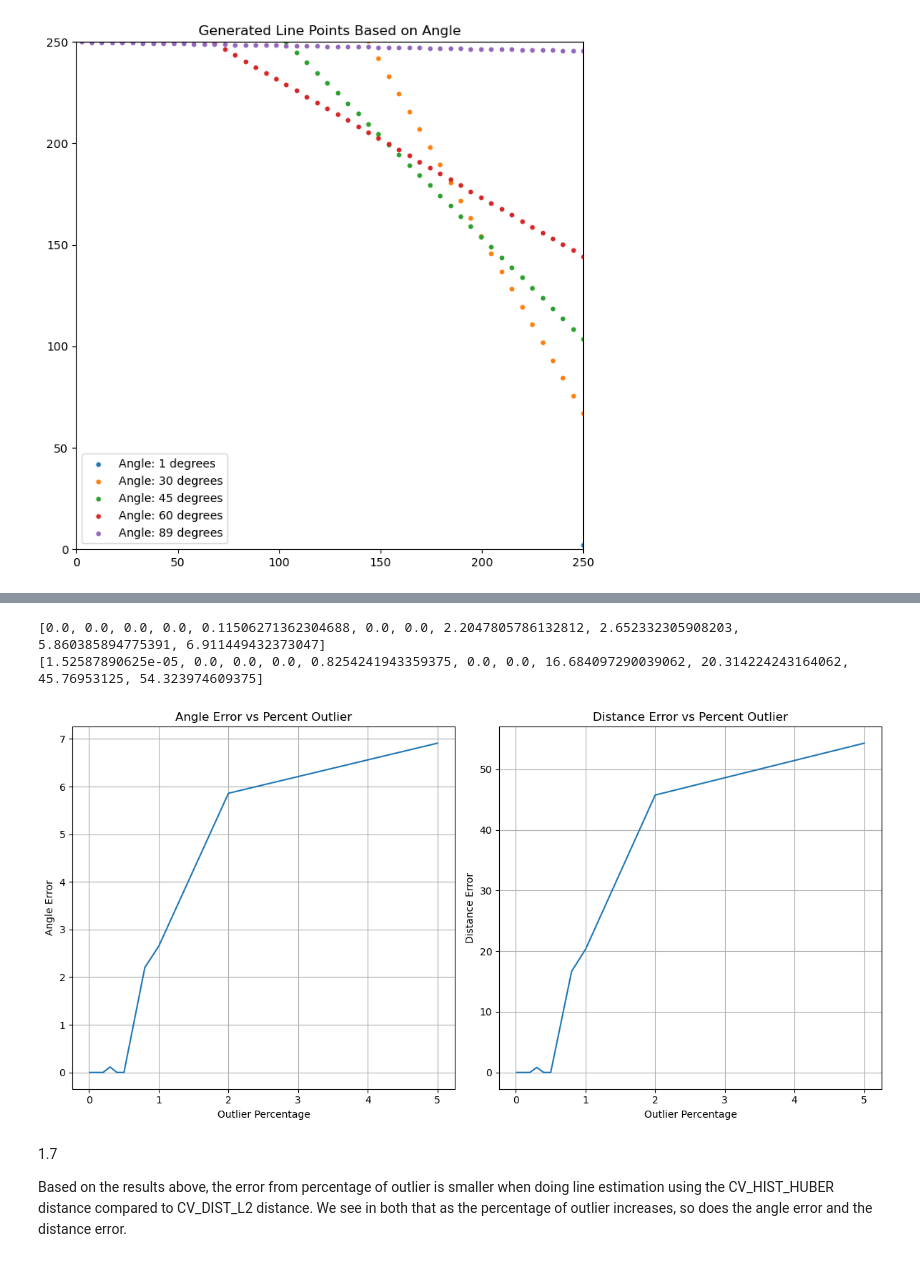
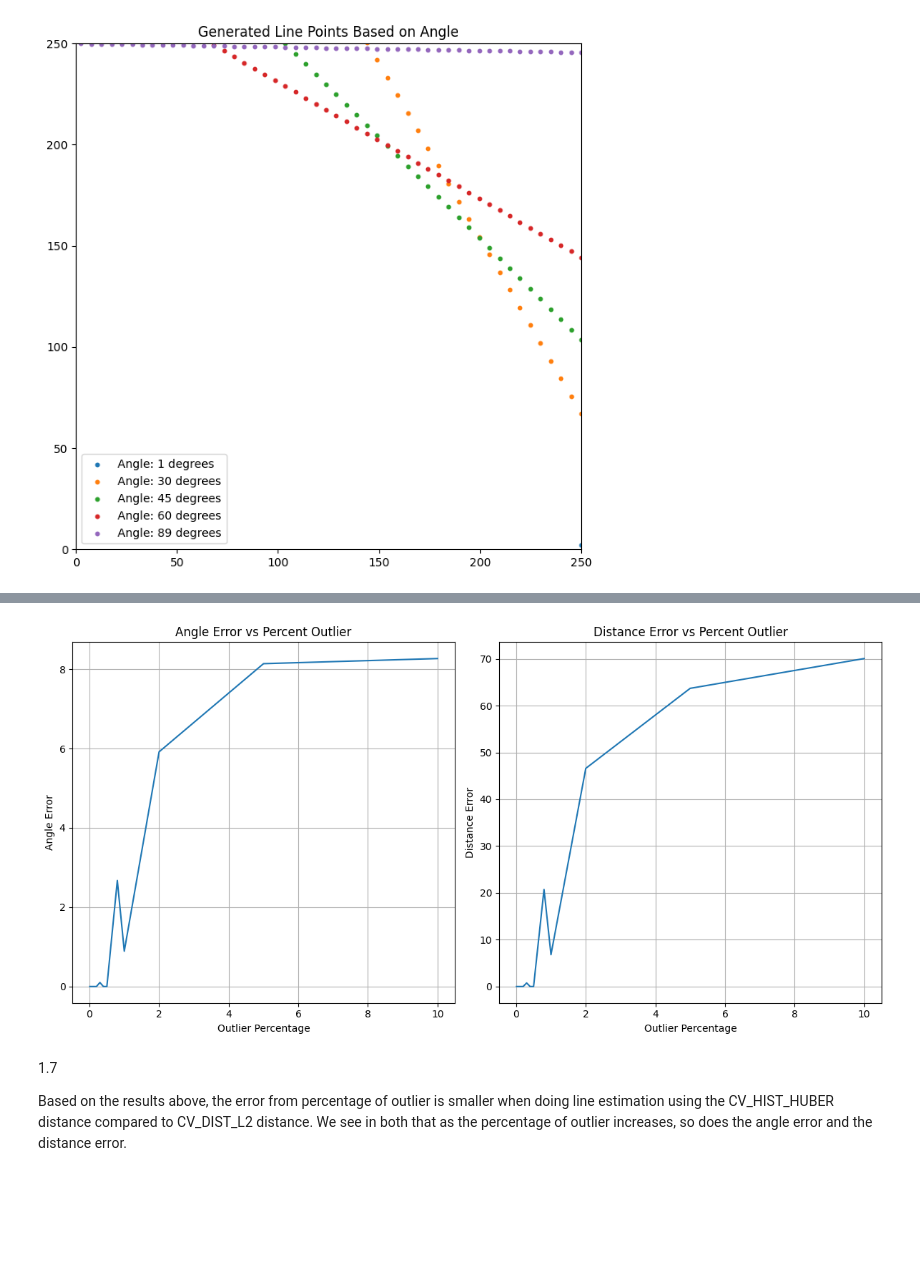
Before and after one commit to liudev777/MobileNet_Deepfake, a Jupyter notebook: AS3/part_1.ipynb, the cells around one changed output, grey strips where cells are left out. Cells and saved outputs as stored; diff of their text form; code cells hidden in the pictures; blank space fills up the shorter version.

```diff
--- a/AS3/part_1.ipynb
+++ b/AS3/part_1.ipynb
@@ -89,7 +100,7 @@ Degree Error:  0.015, Distance Error:  0.053
 # %%
 # 1.4
 
-noise_levels = [0.1, 0.5, 1, 2, 3, 4, 5]
+noise_levels = [0.1, 0.5, 1, 2, 3, 4, 5, 10, 20]
 
 angle_errors = []
 distance_errors = []
@@ -110,8 +121,8 @@ for noise in noise_levels:
     angle_errors.append(angle_error)
     distance_errors.append(distance_error)
 
-print(angle_errors)
-print(distance_errors)
+# print(angle_errors)
+# print(distance_errors)
 
 plt.figure(figsize=(12, 6))
 plt.subplot(1, 2, 1)
@@ -156,22 +167,12 @@ known_distance = 250
 x, y = generateLinePoints(angle=known_angle, dist_from_origin=known_distance)
 x_with_outliers, y_with_outliers = addOutliers(x, y, known_distance, 0.1)
 
-# # display outlier in chart
-# plt.figure(figsize=(10, 8))
-# plt.scatter(x_with_outliers, y_with_outliers, label=f"Angle: {known_angle} degrees", s=10)
-# plt.legend()
-# plt.title("Generated Line Points with outliers")
-# plt.xlim(0, known_distance)
-# plt.ylim(0, known_distance)
-# plt.gca().set_aspect('equal', adjustable='box')
-# plt.show()
-
 
 # calculate error for each outlier percentage
 angle_errors = []
 distance_errors = []
 
-percentages = [0.01, 0.05, 0.1, 0.2, 0.3, 0.4, 0.5, 0.8, 1, 2, 5]
+percentages = [0.01, 0.05, 0.1, 0.2, 0.3, 0.4, 0.5, 0.8, 1, 2, 5, 10]
 for percentage in percentages:
     x_with_outliers, y_with_outliers = addOutliers(x, y, known_distance, outlier_percentage=percentage)
     points = np.vstack([x_with_outliers, y_with_outliers]).T
@@ -182,9 +183,6 @@ for percentage in percentages:
     # record error
     angle_errors.append(angle_error)
     distance_errors.append(distance_error)
-
-print(angle_errors)
-print(distance_errors)
 
 # display error from outlier percentage
 plt.figure(figsize=(12, 6))
@@ -234,58 +232,44 @@ known_distance = 250
 x, y = generateLinePoints(angle=known_angle, dist_from_origin=known_distance)
 x_with_outliers, y_with_outliers = addOutliers(x, y, known_distance, 0.1)
 
-# # display outlier in chart
-# plt.figure(figsize=(10, 8))
-# plt.scatter(x_with_outliers, y_with_outliers, label=f"Angle: {known_angle} degrees", s=10)
-# plt.legend()
-# plt.title("Generated Line Points with outliers")
-# plt.xlim(0, known_distance)
-# plt.ylim(0, known_distance)
-# plt.gca().set_aspect('equal', adjustable='box')
-# plt.show()
 
-
-# calculate error for each outlier percentage
 angle_errors = []
 distance_errors = []
 
-percentages = [0.01, 0.05, 0.1, 0.2, 0.3, 0.4, 0.5, 0.8, 1, 2, 5]
+# redo problem 1.5, but using points estimated with huber
+percentages = [0.01, 0.05, 0.1, 0.2, 0.3, 0.4, 0.5, 0.8, 1, 2, 5, 10]
 for percentage in percentages:
     x_with_outliers, y_with_outliers = addOutliers(x, y, known_distance, outlier_percentage=percentage)
     points = np.vstack([x_with_outliers, y_with_outliers]).T
     estimated_angle, estimated_distance = estimateParametersWithHuber(points)
     angle_error = np.abs(known_angle - estimated_angle)
     distance_error = np.abs(known_distance - estimated_distance)
 
     # record error
     angle_errors.append(angle_error)
     distance_errors.append(distance_error)
 
-print(angle_errors)
-print(distance_errors)
 
 # display error from outlier percentage
 plt.figure(figsize=(12, 6))
 plt.subplot(1, 2, 1)
 plt.plot(percentages, angle_errors, label="Angle Error")
 plt.xlabel("Outlier Percentage")
 plt.ylabel("Angle Error")
 plt.title("Angle Error vs Percent Outlier")
 plt.grid(True)
 
 plt.subplot(1, 2, 2)
 plt.plot(percentages, distance_errors, label="Distance Error")
 plt.xlabel("Outlier Percentage")
 plt.ylabel("Distance Error")
 plt.title("Distance Error vs Percent Outlier")
 plt.grid(True)
 
 plt.tight_layout()
 plt.show()
 # %% [output]
-[0.0, 0.0, 0.0, 0.0, 0.11506271362304688, 0.0, 0.0, 2.2047805786132812, 2.652332305908203, 5.860385894775391, 6.911449432373047]
-[1.52587890625e-05, 0.0, 0.0, 0.0, 0.8254241943359375, 0.0, 0.0, 16.684097290039062, 20.314224243164062, 45.76953125, 54.323974609375]
-[figure, old version]
+[figure, new version]
 # %% [markdown]
 1.7
 
```
Also changed, not shown: parts of 10 cells of this notebook, 2 other files.
